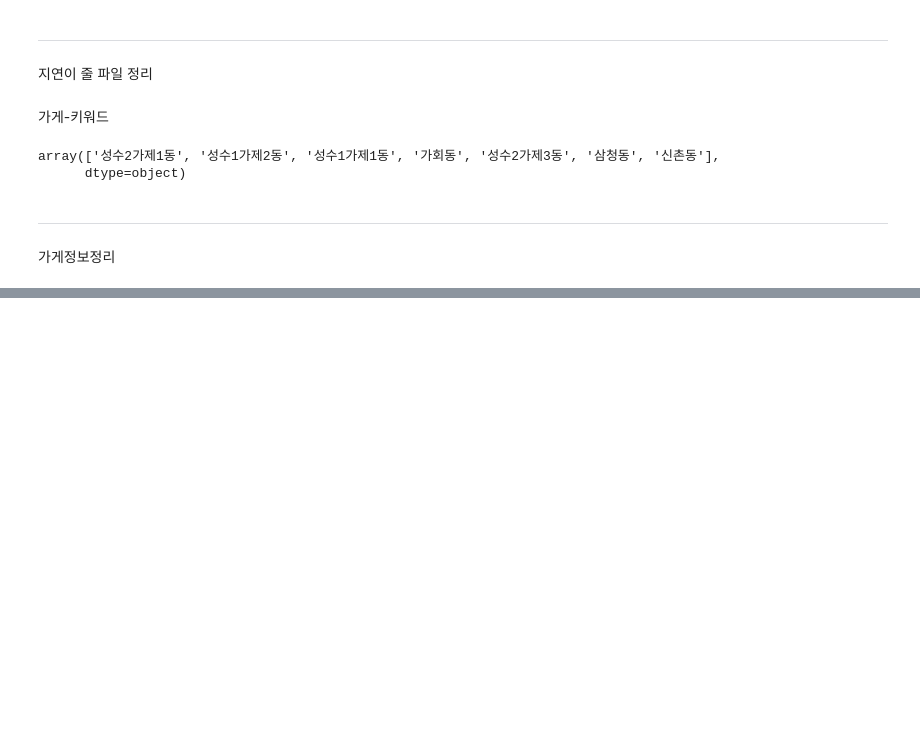
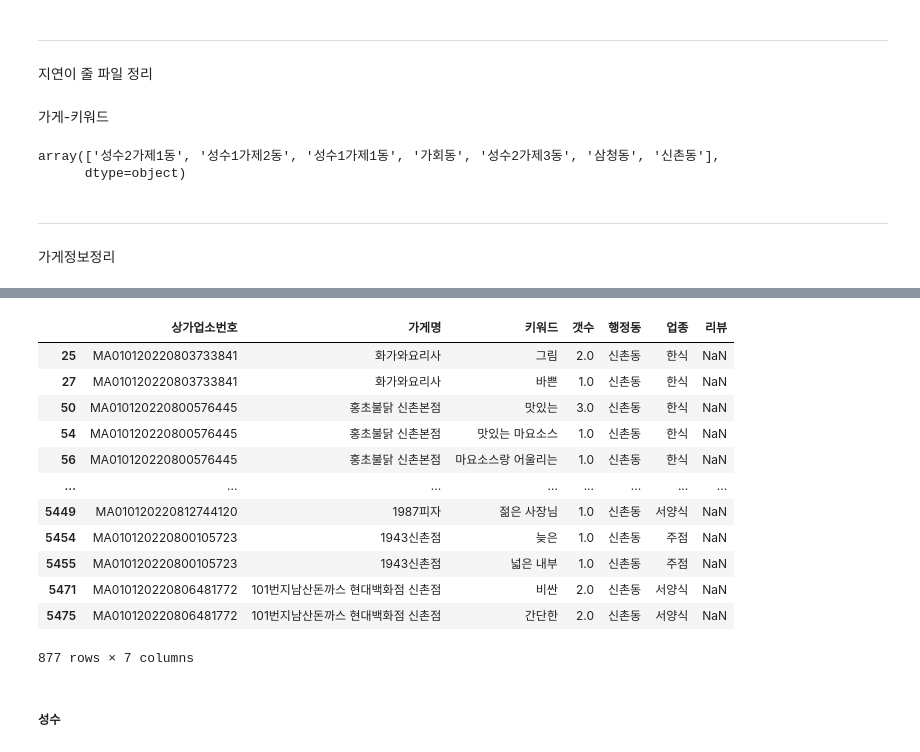
Before and after one commit to TEAM-SMooD/Keyword_Extraction, a Jupyter notebook: total_keyword.ipynb, the cells around one changed output, grey strips where cells are left out. Cells and saved outputs as stored; diff of their text form; code cells hidden in the pictures; blank space fills up the shorter version.

```diff
--- a/total_keyword.ipynb
+++ b/total_keyword.ipynb
@@ -374,0 +486,50 @@ info.to_csv('가게정보/전체가게정보.csv', index=False)
+# %%
+id = []
+for i in range(len(sinchon_reviewsss_keyword)):
+    id += list(sinchon_review_keyword[(sinchon_review_keyword['상가업소번호']==sinchon_reviewsss_keyword['상가업소번호'][i]) & (sinchon_review_keyword['키워드']==sinchon_reviewsss_keyword['키워드'][i])].index)
+sinchon_review_keyword.drop(id, axis=0, inplace=True)
+sinchon_review_keyword.reset_index(drop=True, inplace=True)
+# %%
+while(1):
+    tmp = sinchon_review_keyword.groupby(['상가업소번호', '키워드']).count().reset_index()
+    tmp2 = tmp[tmp['리뷰']==1].reset_index(drop=True)
+    if len(tmp2) == 0:
+        break
+
+    id = []
+    for i in range(len(tmp2)):
+        id += list(sinchon_review_keyword[(sinchon_review_keyword['상가업소번호']==tmp2['상가업소번호'][i]) & (sinchon_review_keyword['키워드']==tmp2['키워드'][i])].index)
+    review1 = sinchon_review_keyword.loc[id].reset_index(drop=True)
+    sinchon_reviewsss_keyword = pd.concat([sinchon_reviewsss_keyword, review1], axis=0)
+
+    id = []
+    for i in range(len(review1)):
+        id += list(sinchon_review_keyword[(sinchon_review_keyword['상가업소번호']==review1['상가업소번호'][i]) & (sinchon_review_keyword['리뷰']==review1['리뷰'][i])].index)
+    sinchon_review_keyword.drop(id, axis=0, inplace=True)
+    sinchon_review_keyword.reset_index(drop=True, inplace=True)
+# %%
+sinchon_review_keyword = sinchon_review_keyword.drop_duplicates(['상가업소번호', '키워드'], keep='last').reset_index()
+sinchon_reviewsss_keyword = pd.concat([sinchon_reviewsss_keyword, sinchon_review_keyword], axis=0)
+sinchon_reviewsss_keyword = sinchon_reviewsss_keyword[['상가업소번호', '키워드', '리뷰']]
+# %%
+keyword_sinchon.drop('키워드2', axis=1, inplace=True)
+sinchon_reviewsss_keyword = pd.merge(keyword_sinchon, sinchon_reviewsss_keyword, on=['상가업소번호', '키워드'], how='left')
+sinchon_reviewsss_keyword.to_csv('1분기 키워드/키워드_리뷰/신촌_키워드_리뷰.csv', index=False)
+# %%
+sinchon_reviewsss_keyword[sinchon_reviewsss_keyword['리뷰'].isna()]
+# %% [output]
+|  | 상가업소번호 | 가게명 | 키워드 | 갯수 | 행정동 | 업종 | 리뷰 |
+| 25 | MA010120220803733841 | 화가와요리사 | 그림 | 2.0 | 신촌동 | 한식 | NaN |
+| 27 | MA010120220803733841 | 화가와요리사 | 바쁜 | 1.0 | 신촌동 | 한식 | NaN |
+| 50 | MA010120220800576445 | 홍초불닭 신촌본점 | 맛있는 | 3.0 | 신촌동 | 한식 | NaN |
+| 54 | MA010120220800576445 | 홍초불닭 신촌본점 | 맛있는 마요소스 | 1.0 | 신촌동 | 한식 | NaN |
+| 56 | MA010120220800576445 | 홍초불닭 신촌본점 | 마요소스랑 어울리는 | 1.0 | 신촌동 | 한식 | NaN |
+| ... | ... | ... | ... | ... | ... | ... | ... |
+| 5449 | MA010120220812744120 | 1987피자 | 젊은 사장님 | 1.0 | 신촌동 | 서양식 | NaN |
+| 5454 | MA010120220800105723 | 1943신촌점 | 늦은 | 1.0 | 신촌동 | 주점 | NaN |
+| 5455 | MA010120220800105723 | 1943신촌점 | 넓은 내부 | 1.0 | 신촌동 | 주점 | NaN |
+| 5471 | MA010120220806481772 | 101번지남산돈까스 현대백화점 신촌점 | 비싼 | 2.0 | 신촌동 | 서양식 | NaN |
+| 5475 | MA010120220806481772 | 101번지남산돈까스 현대백화점 신촌점 | 간단한 | 2.0 | 신촌동 | 서양식 | NaN |
+877 rows × 7 columns
+# %% [markdown]
+##### 성수
```
Also changed, not shown: parts of 46 cells of this notebook.
